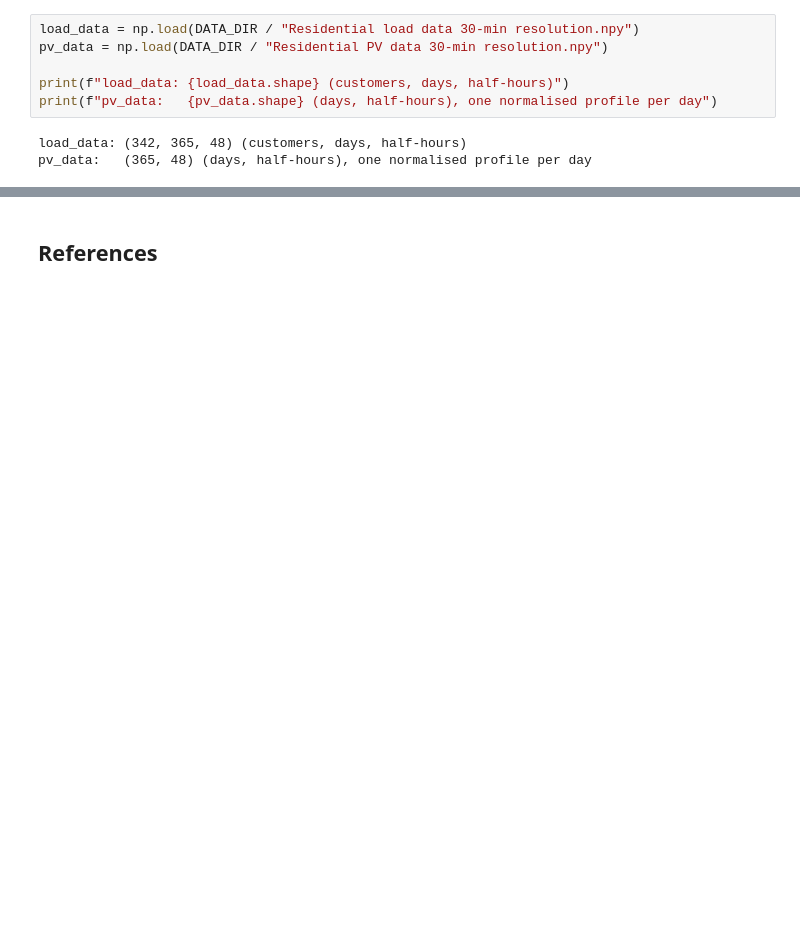
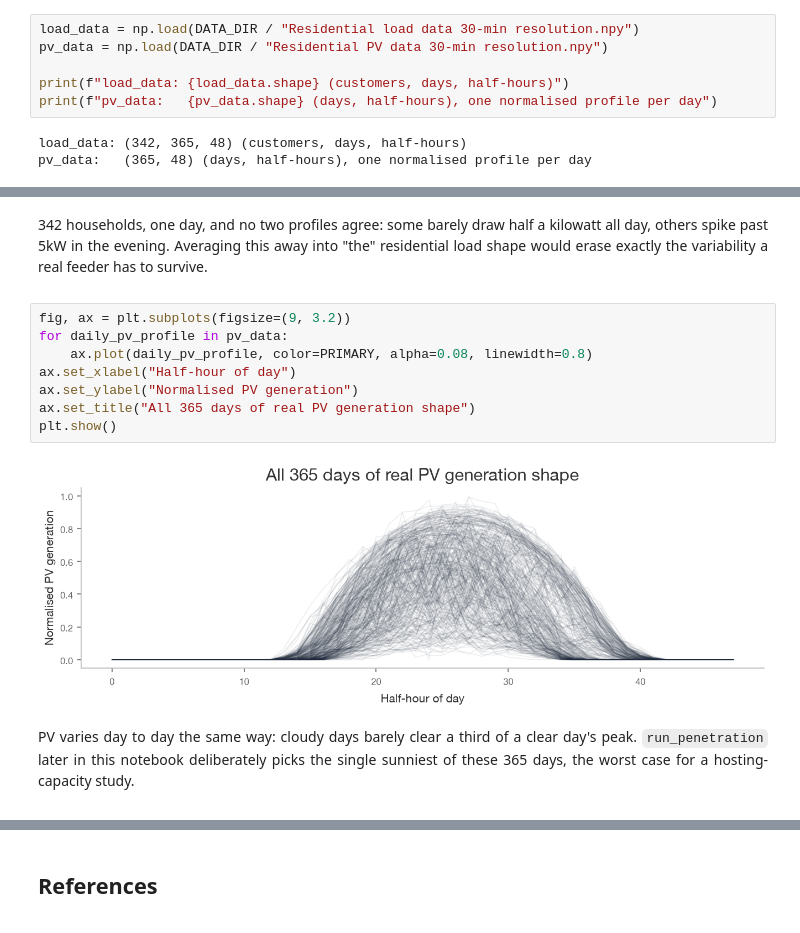
Before and after one commit to sambaiga/ml-energy-disaggregation, a Jupyter notebook: book/04-grid-edge/02-timeseries-der-modeling-code.ipynb, the cells around one changed output, grey strips where cells are left out. Saved outputs shown, nothing was run; the diff lists cells and outputs as text; blank space fills up the shorter version.

```diff
--- a/book/04-grid-edge/02-timeseries-der-modeling-code.ipynb
+++ b/book/04-grid-edge/02-timeseries-der-modeling-code.ipynb
@@ -657,0 +129,28 @@ just extended.
+# %% [markdown]
+<div style="text-align: justify;">
+
+342 households, one day, and no two profiles agree: some barely draw
+half a kilowatt all day, others spike past 5kW in the evening. Averaging
+this away into "the" residential load shape would erase exactly the
+variability a real feeder has to survive.
+
+</div>
+# %%
+fig, ax = plt.subplots(figsize=(9, 3.2))
+for daily_pv_profile in pv_data:
+    ax.plot(daily_pv_profile, color=PRIMARY, alpha=0.08, linewidth=0.8)
+ax.set_xlabel("Half-hour of day")
+ax.set_ylabel("Normalised PV generation")
+ax.set_title("All 365 days of real PV generation shape")
+plt.show()
+# %% [output]
+[figure, added]
+# %% [markdown]
+<div style="text-align: justify;">
+
+PV varies day to day the same way: cloudy days barely clear a third of
+a clear day's peak. `run_penetration` later in this notebook deliberately
+picks the single sunniest of these 365 days, the worst case for a
+hosting-capacity study.
+
+</div>
```
Also changed, not shown: parts of 80 cells of this notebook.
